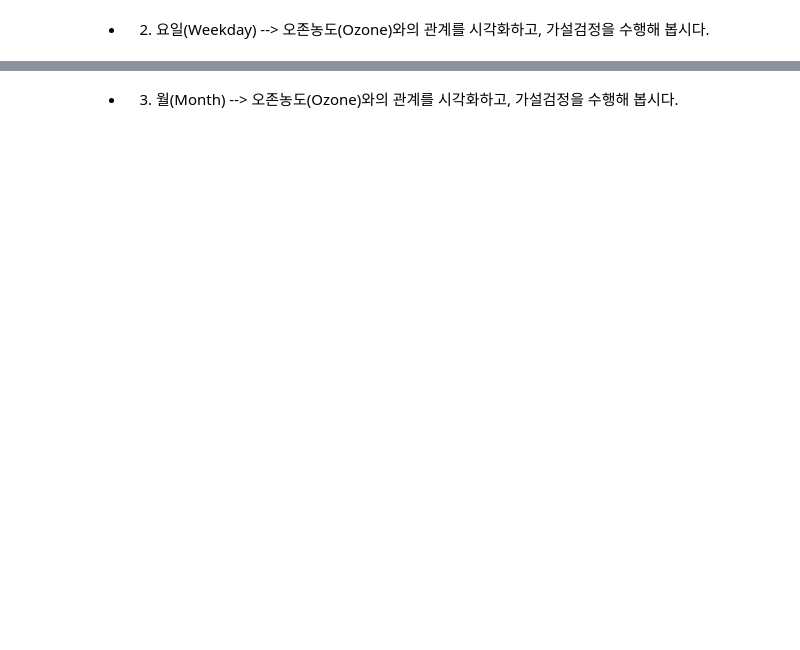
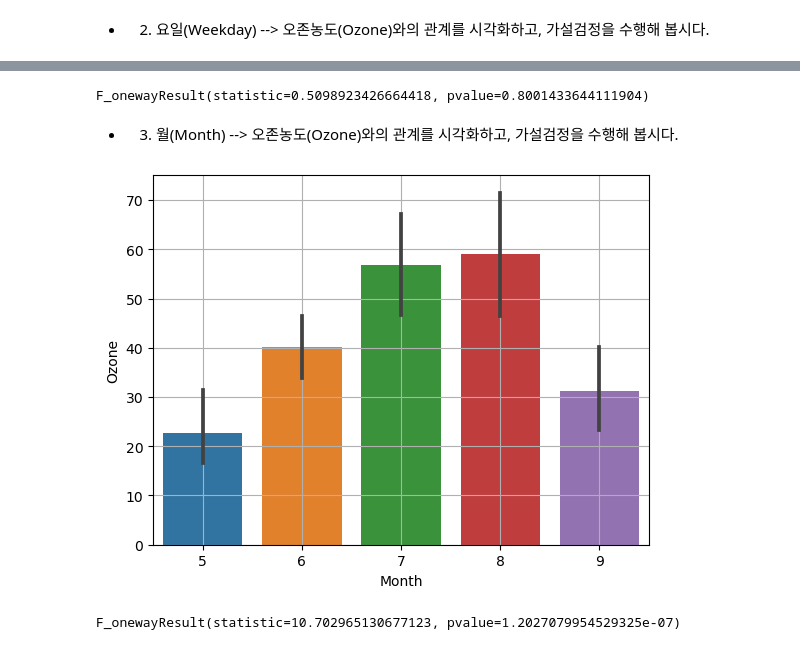
Before and after one commit to Jihwan98/aivle_school, a Jupyter notebook: 2023.02.09_데이터 분석 및 의미찾기_실습/03_이변량_범주 vs 숫자.ipynb, the cells around one changed output, grey strips where cells are left out. Saved outputs shown, nothing was run; the diff lists cells and outputs as text; code cells hidden in the pictures; blank space fills up the shorter version.

```diff
--- a/2023.02.09_데이터 분석 및 의미찾기_실습/03_이변량_범주 vs 숫자.ipynb
+++ b/2023.02.09_데이터 분석 및 의미찾기_실습/03_이변량_범주 vs 숫자.ipynb
@@ -267,2 +293,30 @@ air.head()
+# %%
+w_0 = air.loc[air['Weekday'] == 0, 'Ozone']
+w_1 = air.loc[air['Weekday'] == 1, 'Ozone']
+w_2 = air.loc[air['Weekday'] == 2, 'Ozone']
+w_3 = air.loc[air['Weekday'] == 3, 'Ozone']
+w_4 = air.loc[air['Weekday'] == 4, 'Ozone']
+w_5 = air.loc[air['Weekday'] == 5, 'Ozone']
+w_6 = air.loc[air['Weekday'] == 6, 'Ozone']
+
+spst.f_oneway(w_0, w_1, w_2, w_3, w_4, w_5, w_6)
+# %% [output]
+F_onewayResult(statistic=0.5098923426664418, pvalue=0.8001433644111904)
 # %% [markdown]
 * 3) 월(Month) --> 오존농도(Ozone)와의 관계를 시각화하고, 가설검정을 수행해 봅시다.
+# %%
+sns.barplot(x=air['Month'], y=air['Ozone'])
+plt.grid()
+plt.show()
+# %% [output]
+[figure, added]
+# %%
+m_5 = air.loc[air['Month'] == 5, 'Ozone']
+m_6 = air.loc[air['Month'] == 6, 'Ozone']
+m_7 = air.loc[air['Month'] == 7, 'Ozone']
+m_8 = air.loc[air['Month'] == 8, 'Ozone']
+m_9 = air.loc[air['Month'] == 9, 'Ozone']
+
+spst.f_oneway(m_5, m_6, m_7, m_8, m_9)
+# %% [output]
+F_onewayResult(statistic=10.702965130677123, pvalue=1.2027079954529325e-07)
```
Also changed, not shown: parts of 4 cells of this notebook.
